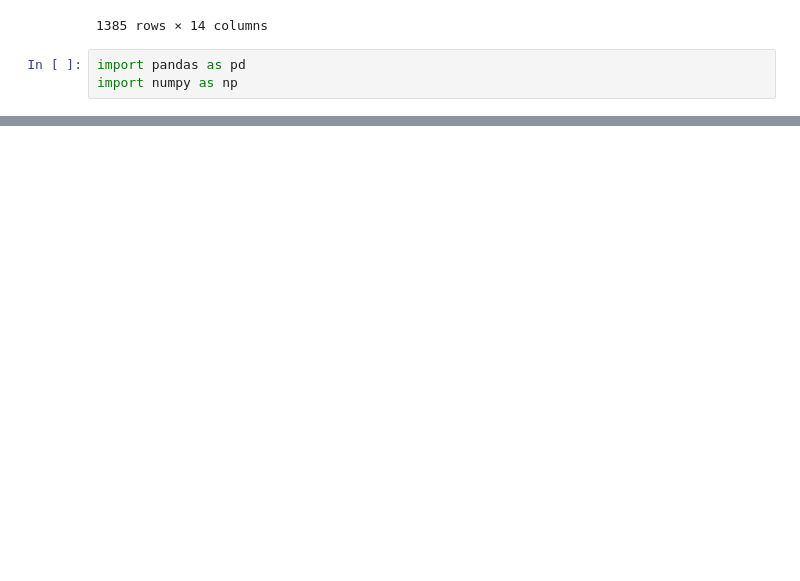
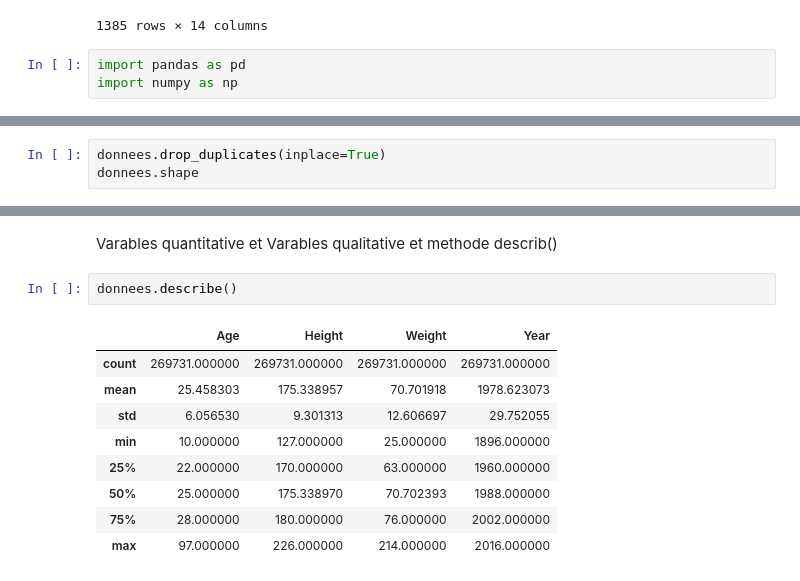
Before and after one commit to ShaD971/Python_Data_Analyst, a Jupyter notebook: Panda_Perso.ipynb, the cells around one changed output, grey strips where cells are left out. Cells and saved outputs as stored; diff of their text form; blank space fills up the shorter version.

Commit message:
Quantitative et qualitative et methode describ()

```diff
--- a/Panda_Perso.ipynb
+++ b/Panda_Perso.ipynb
@@ -660,0 +678,3 @@ import numpy as np
+# %%
+donnees.drop_duplicates(inplace=True)
+donnees.shape
@@ -660,0 +711,14 @@ import numpy as np
+# %% [markdown]
+Varables quantitative et Varables qualitative et methode describ()
+# %%
+donnees.describe()
+# %% [output]
+|  | Age | Height | Weight | Year |
+| count | 269731.000000 | 269731.000000 | 269731.000000 | 269731.000000 |
+| mean | 25.458303 | 175.338957 | 70.701918 | 1978.623073 |
+| std | 6.056530 | 9.301313 | 12.606697 | 29.752055 |
+| min | 10.000000 | 127.000000 | 25.000000 | 1896.000000 |
+| 25% | 22.000000 | 170.000000 | 63.000000 | 1960.000000 |
+| 50% | 25.000000 | 175.338970 | 70.702393 | 1988.000000 |
+| 75% | 28.000000 | 180.000000 | 76.000000 | 2002.000000 |
+| max | 97.000000 | 226.000000 | 214.000000 | 2016.000000 |
```
Also changed, not shown: parts of 9 cells of this notebook.
